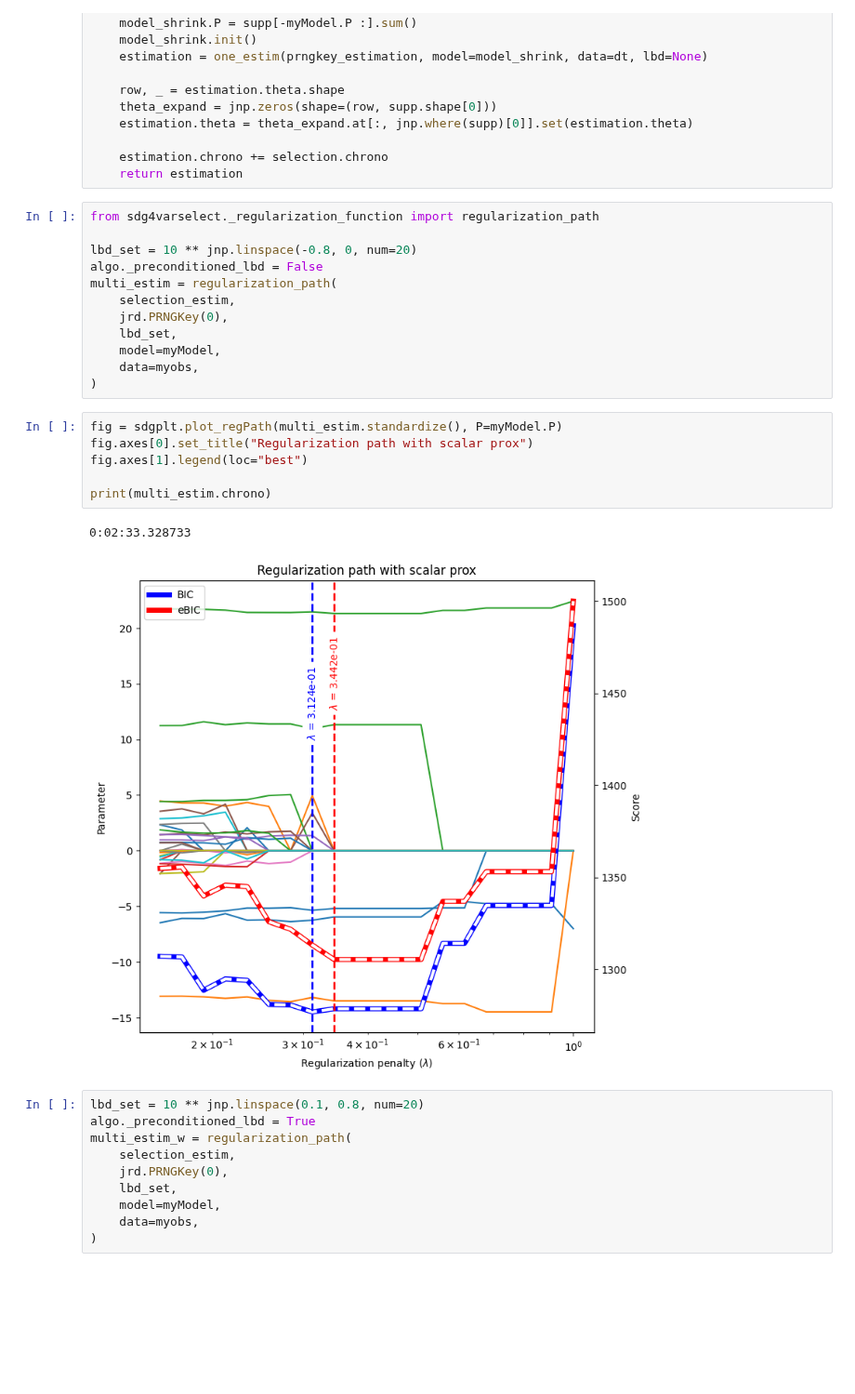
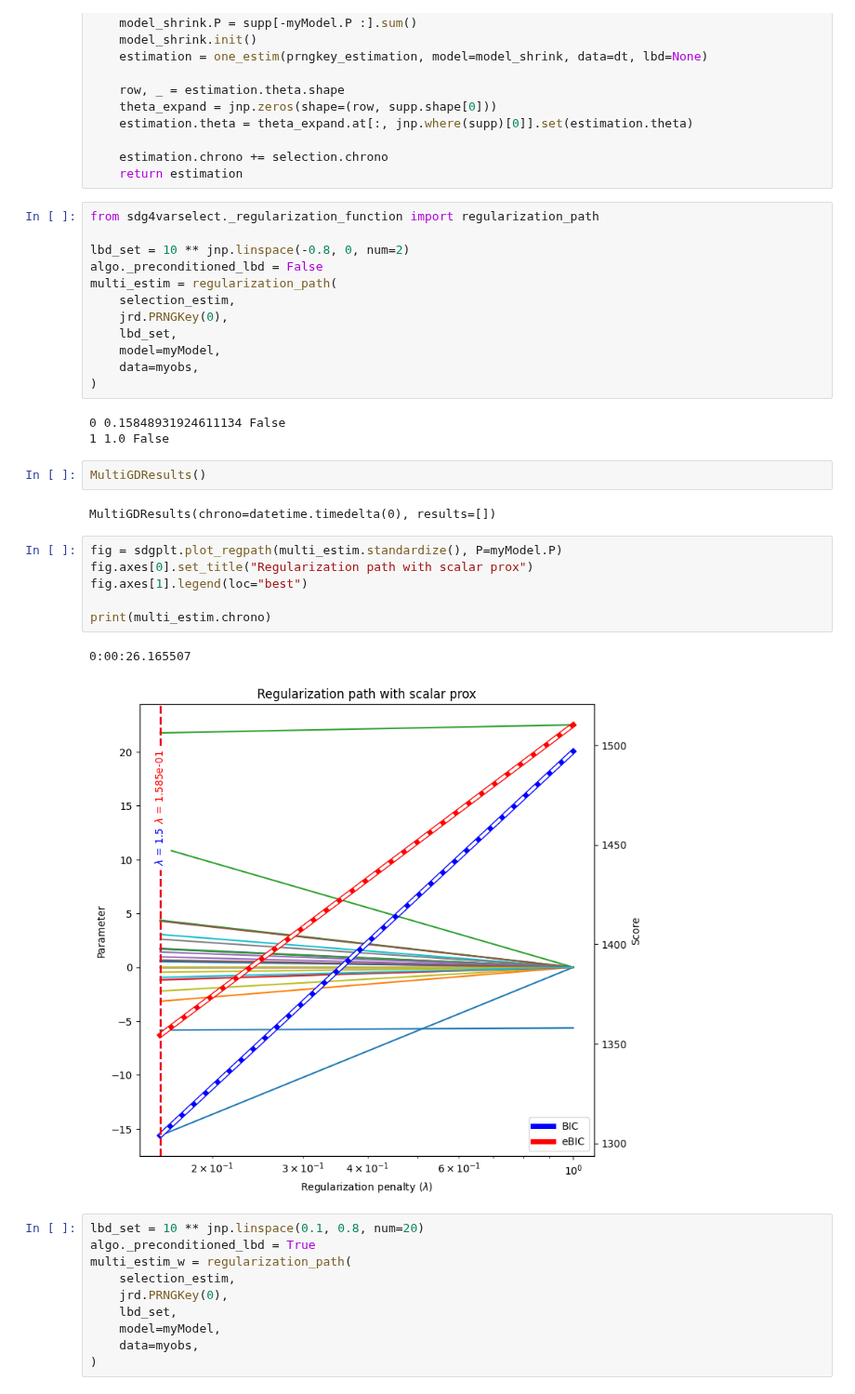
Before and after one commit to caillebotteAntoine/sdg4varselect, a Jupyter notebook: examples/variable_selection_lmem.ipynb, the cells around one changed output. Shown at 93% size. Saved outputs shown, nothing was run; the diff lists cells and outputs as text; blank space fills up the shorter version.

```diff
--- a/examples/variable_selection_lmem.ipynb
+++ b/examples/variable_selection_lmem.ipynb
@@ -156,7 +158,7 @@ def selection_estim(prngkey, model, data, lbd):
 # %%
 from sdg4varselect._regularization_function import regularization_path
 
-lbd_set = 10 ** jnp.linspace(-0.8, 0, num=20)
+lbd_set = 10 ** jnp.linspace(-0.8, 0, num=2)
 algo._preconditioned_lbd = False
 multi_estim = regularization_path(
     selection_estim,
@@ -165,15 +167,22 @@ multi_estim = regularization_path(
     model=myModel,
     data=myobs,
 )
+# %% [output]
+0 0.15848931924611134 False
+1 1.0 False
+# %%
+MultiGDResults()
+# %% [output]
+MultiGDResults(chrono=datetime.timedelta(0), results=[])
 # %%
-fig = sdgplt.plot_regPath(multi_estim.standardize(), P=myModel.P)
+fig = sdgplt.plot_regpath(multi_estim.standardize(), P=myModel.P)
 fig.axes[0].set_title("Regularization path with scalar prox")
 fig.axes[1].legend(loc="best")
 
 print(multi_estim.chrono)
 # %% [output]
-0:02:33.328733
+0:00:26.165507
-[figure, old version]
+[figure, new version]
 # %%
 lbd_set = 10 ** jnp.linspace(0.1, 0.8, num=20)
 algo._preconditioned_lbd = True
```
Also changed, not shown: parts of 6 cells of this notebook, 3 other files.
